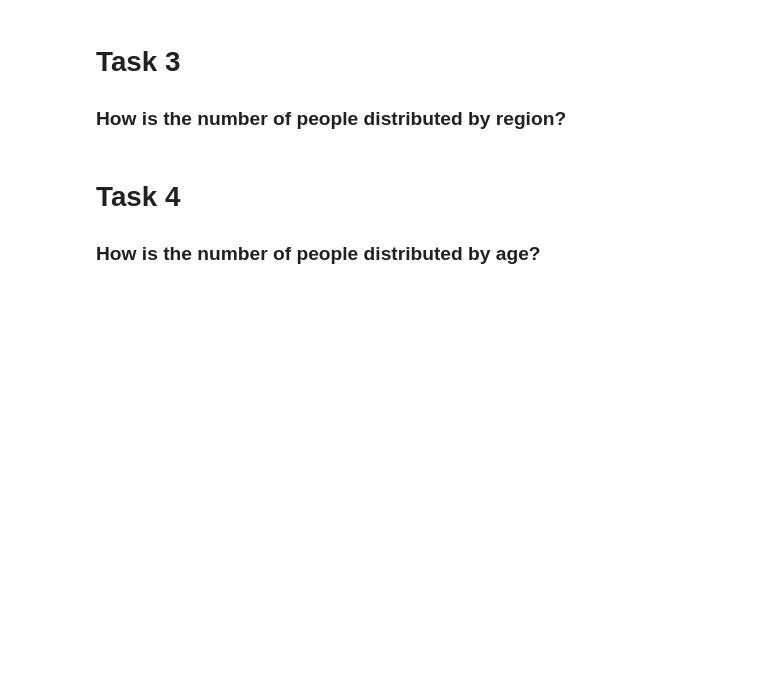
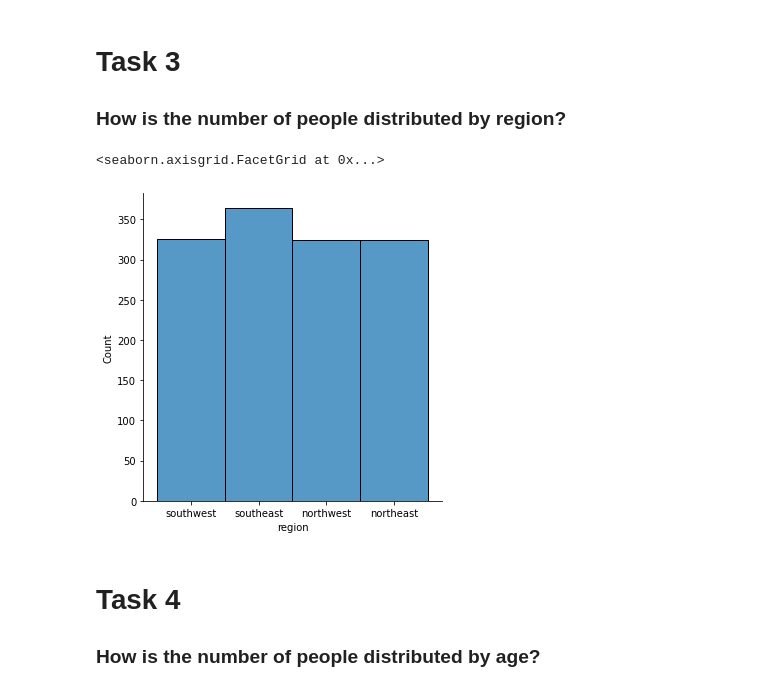
Before and after one commit to TJ-Mothokho/DataAnaylsis_Practical-Assessments, a Jupyter notebook: Medical_Costs_Case_Study-Practical_Assessment/MedicalCost_Practical_Assessment.ipynb, the cells around one changed output. Saved outputs shown, nothing was run; the diff lists cells and outputs as text; code cells hidden in the pictures; blank space fills up the shorter version.

```diff
--- a/Medical_Costs_Case_Study-Practical_Assessment/MedicalCost_Practical_Assessment.ipynb
+++ b/Medical_Costs_Case_Study-Practical_Assessment/MedicalCost_Practical_Assessment.ipynb
@@ -112,6 +112,12 @@ Text(0.5, 1.0, 'Number of children related to Medical costs')
 # %% [markdown]
 # Task 3
 ###  How is the number of people distributed by region?
+# %%
+#Plotting a distribution plot for regions
+sns.displot(x = 'region', data = insurance, palette = 'Set1')
+# %% [output]
+<seaborn.axisgrid.FacetGrid at 0x...>
+[figure, added]
 # %% [markdown]
 # Task 4
 ### How is the number of people distributed by age?
```
Also changed, not shown: parts of 1 cell of this notebook.
